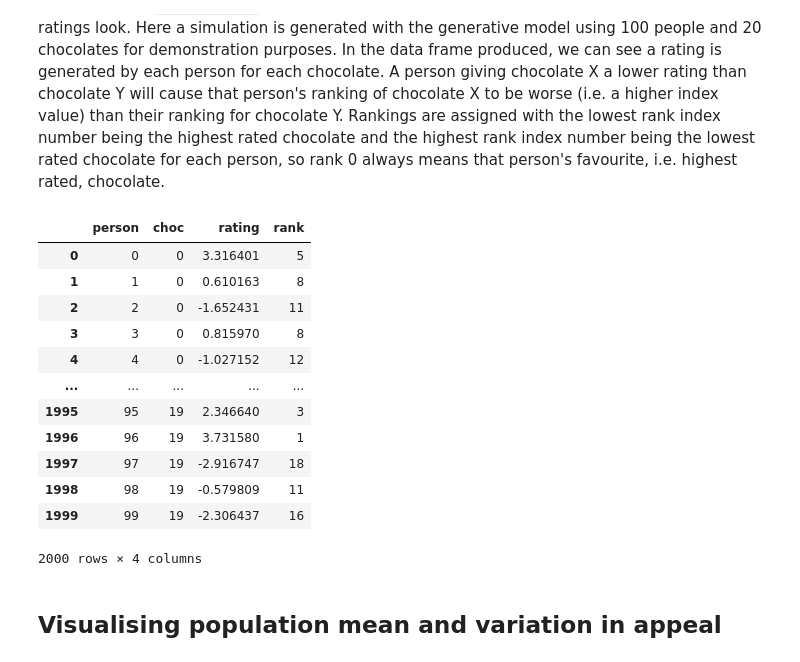
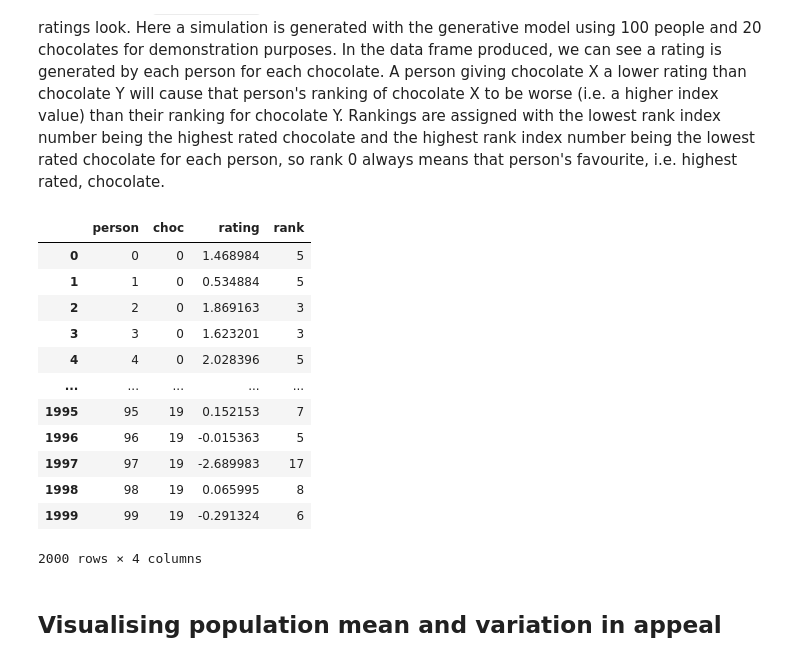
Before and after one commit to JimmyClowes/chocolate_preferences, a Jupyter notebook: notebooks/generative.ipynb, the cells around one changed output. Cells and saved outputs as stored; diff of their text form; code cells hidden in the pictures.

```diff
--- a/notebooks/generative.ipynb
+++ b/notebooks/generative.ipynb
@@ -85,24 +85,22 @@ Instantiating a `SimGenerative` object and drawing a simulation from it, we can
 # %%
 sim = SimGenerative(n_people=100,
                     n_chocs=20,
-                    seed=4321)
-sim.hyperparams['choc_sigmas']['shape'] = 5
-sim.hyperparams['choc_sigmas']['scale'] = 0.5
+                    seed=321)
 sim.draw()
 sim.ratings_rankings_df
 # %% [output]
 |  | person | choc | rating | rank |
-| 0 | 0 | 0 | 3.316401 | 5 |
-| 1 | 1 | 0 | 0.610163 | 8 |
-| 2 | 2 | 0 | -1.652431 | 11 |
-| 3 | 3 | 0 | 0.815970 | 8 |
-| 4 | 4 | 0 | -1.027152 | 12 |
+| 0 | 0 | 0 | 1.468984 | 5 |
+| 1 | 1 | 0 | 0.534884 | 5 |
+| 2 | 2 | 0 | 1.869163 | 3 |
+| 3 | 3 | 0 | 1.623201 | 3 |
+| 4 | 4 | 0 | 2.028396 | 5 |
 | ... | ... | ... | ... | ... |
-| 1995 | 95 | 19 | 2.346640 | 3 |
-| 1996 | 96 | 19 | 3.731580 | 1 |
-| 1997 | 97 | 19 | -2.916747 | 18 |
-| 1998 | 98 | 19 | -0.579809 | 11 |
-| 1999 | 99 | 19 | -2.306437 | 16 |
+| 1995 | 95 | 19 | 0.152153 | 7 |
+| 1996 | 96 | 19 | -0.015363 | 5 |
+| 1997 | 97 | 19 | -2.689983 | 17 |
+| 1998 | 98 | 19 | 0.065995 | 8 |
+| 1999 | 99 | 19 | -0.291324 | 6 |
 2000 rows × 4 columns
 # %% [markdown]
 ## Visualising population mean and variation in appeal
```
Also changed, not shown: parts of 2 cells of this notebook, 2 other files.
